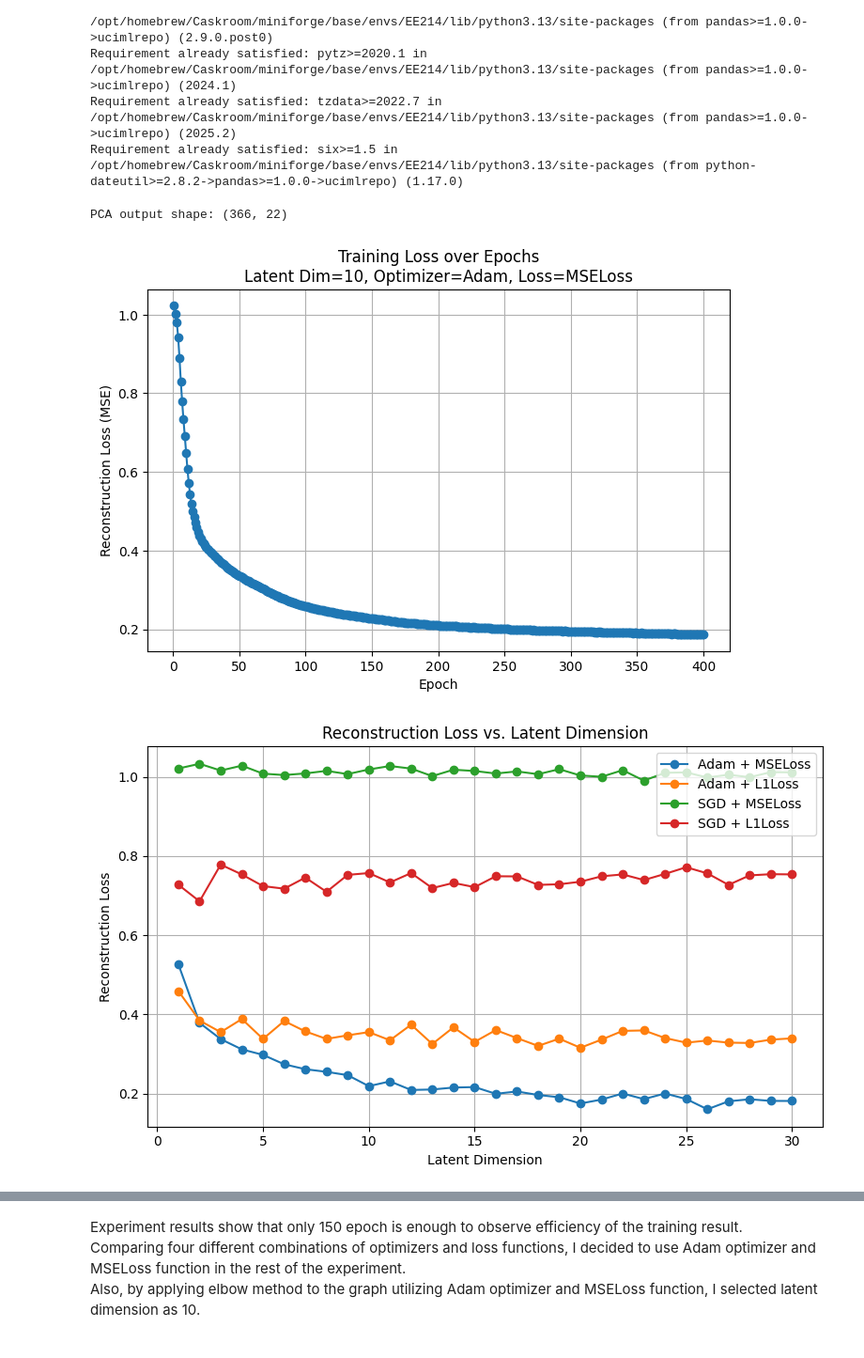
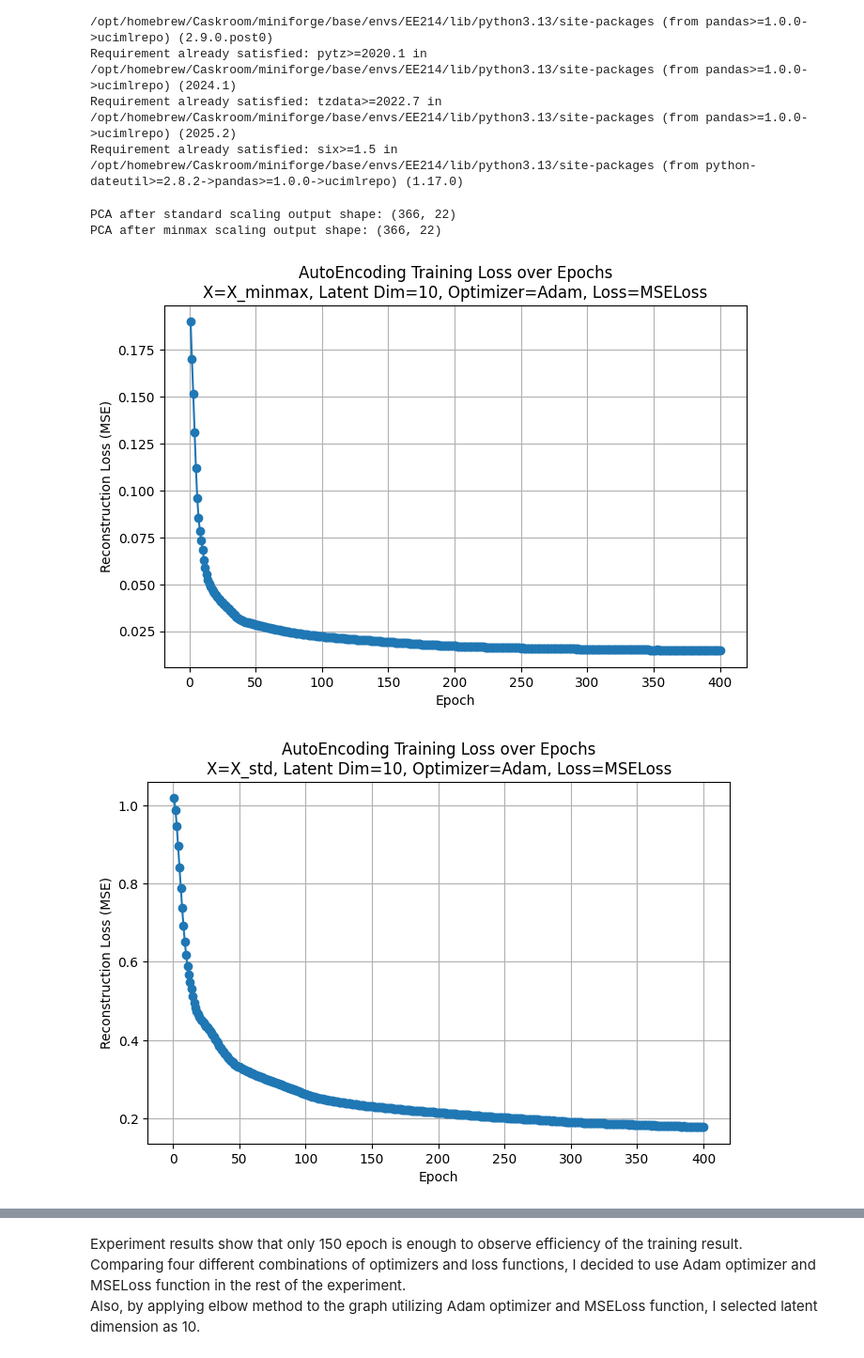
Before and after one commit to hanes1207/machine_learning_basics_and_practices, a Jupyter notebook: Assignment2/Task2.ipynb, the cells around one changed output, grey strips where cells are left out. Shown at 94% size. Drawn from its saved outputs; the diff is of its cells as text; code cells hidden in the pictures.

```diff
--- a/Assignment2/Task2.ipynb
+++ b/Assignment2/Task2.ipynb
@@ -87,11 +88,14 @@ X_minmax = minmax_scaler.fit_transform(X_filled)
 # ---------- 3. Dimensionality Reduction ----------
 pca = PCA(n_components=0.95, random_state=42)
 X_pca = pca.fit_transform(X_std)
+X_pca_minmax = pca.fit_transform(X_minmax)
 
 # Verify PCA output shape
-print('PCA output shape:', X_pca.shape)
+print('PCA after standard scaling output shape:', X_pca.shape)
+print('PCA after minmax scaling output shape:', X_pca_minmax.shape)
 # %% [output]
-PCA output shape: (366, 22)
+PCA after standard scaling output shape: (366, 22)
+PCA after minmax scaling output shape: (366, 22)
 # %%
 # ---------- AutoEncoder stub ----------
 class AE(nn.Module):
@@ -168,40 +172,48 @@ losses_dict = {}
 dims = list(range(1, 31))
 optimizers = [optim.Adam, optim.SGD]
 criterions = [nn.MSELoss, nn.L1Loss]
-g = set_seed(42)
+g = set_seed(seed_global)
 
-X_ae, epoch_losses = train_ae(X_std, latent_dim=10, epochs=400, optimizer=optim.Adam, criterion=nn.MSELoss, generator=g)
+X_ae, epoch_losses = train_ae(X_minmax, latent_dim=10, epochs=400, optimizer=optim.Adam, criterion=nn.MSELoss, generator=g)
 plt.figure(figsize=(8, 5))
 plt.plot(range(1, len(epoch_losses)+1), epoch_losses, marker='o')
-plt.title(f"Training Loss over Epochs\nLatent Dim={'10'}, Optimizer={'Adam'}, Loss={'MSELoss'}")
+plt.title(f"AutoEncoding Training Loss over Epochs\nX={'X_minmax'}, Latent Dim={'10'}, Optimizer={'Adam'}, Loss={'MSELoss'}")
 plt.xlabel("Epoch")
 plt.ylabel("Reconstruction Loss (MSE)")
 plt.grid(True)
 plt.show()
 
+X_ae, epoch_losses = train_ae(X_std, latent_dim=10, epochs=400, optimizer=optim.Adam, criterion=nn.MSELoss, generator=g)
+plt.figure(figsize=(8, 5))
+plt.plot(range(1, len(epoch_losses)+1), epoch_losses, marker='o')
+plt.title(f"AutoEncoding Training Loss over Epochs\nX={'X_std'}, Latent Dim={'10'}, Optimizer={'Adam'}, Loss={'MSELoss'}")
+plt.xlabel("Epoch")
+plt.ylabel("Reconstruction Loss (MSE)")
+plt.grid(True)
+plt.show()
 
 for optimizer in optimizers:
     for criterion in criterions:
         losses = []
-        g = set_seed(42)
+        g = set_seed(seed_global)
         for latent_dim in dims:
-            X_ae, epoch_losses = train_ae(X_std, latent_dim=latent_dim, epochs=150, optimizer=optimizer, criterion=criterion, generator=g)
+            X_ae, epoch_losses = train_ae(X_minmax, latent_dim=latent_dim, epochs=150, optimizer=optimizer, criterion=criterion, generator=g)
             losses.append(epoch_losses[-1])
 
         label = f"{optimizer.__name__} + {criterion.__name__}"
         losses_dict[label] = losses
 
 plt.figure(figsize=(8, 5))
 for label, losses in losses_dict.items():
     plt.plot(dims, losses, marker='o', label=label)
 
 plt.title('Reconstruction Loss vs. Latent Dimension')
 plt.xlabel('Latent Dimension')
 plt.ylabel('Reconstruction Loss')
 plt.grid(True)
 plt.legend(loc='upper right')
 plt.tight_layout()
 plt.show()
 # %% [output]
-[figure, old version]
+[figure, new version]
-[figure, old version]
+[figure, new version]
```
Also changed, not shown: parts of 9 cells of this notebook.
